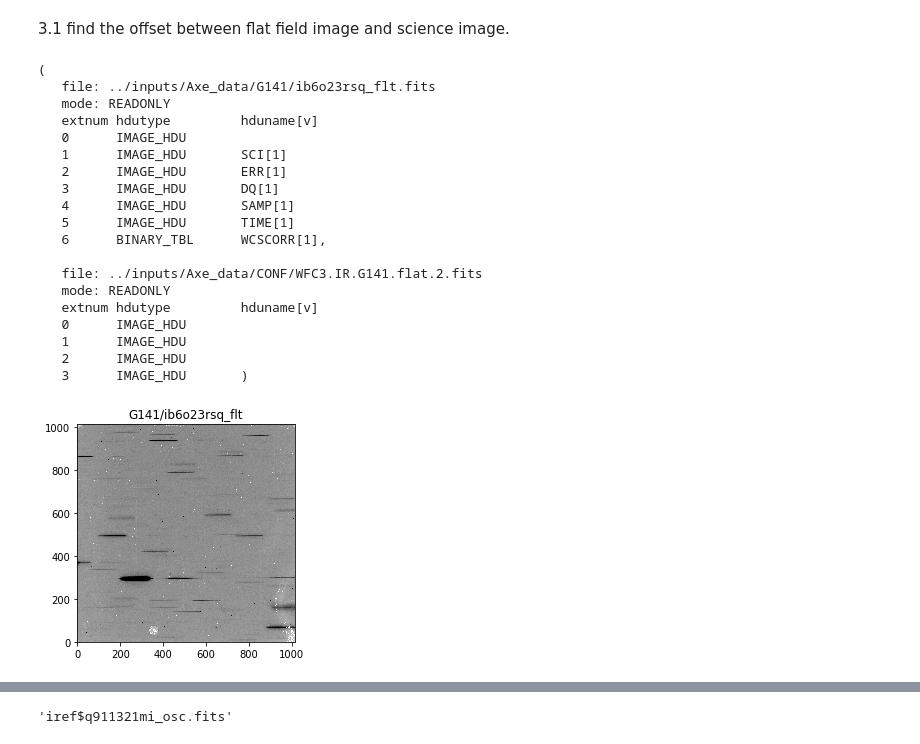
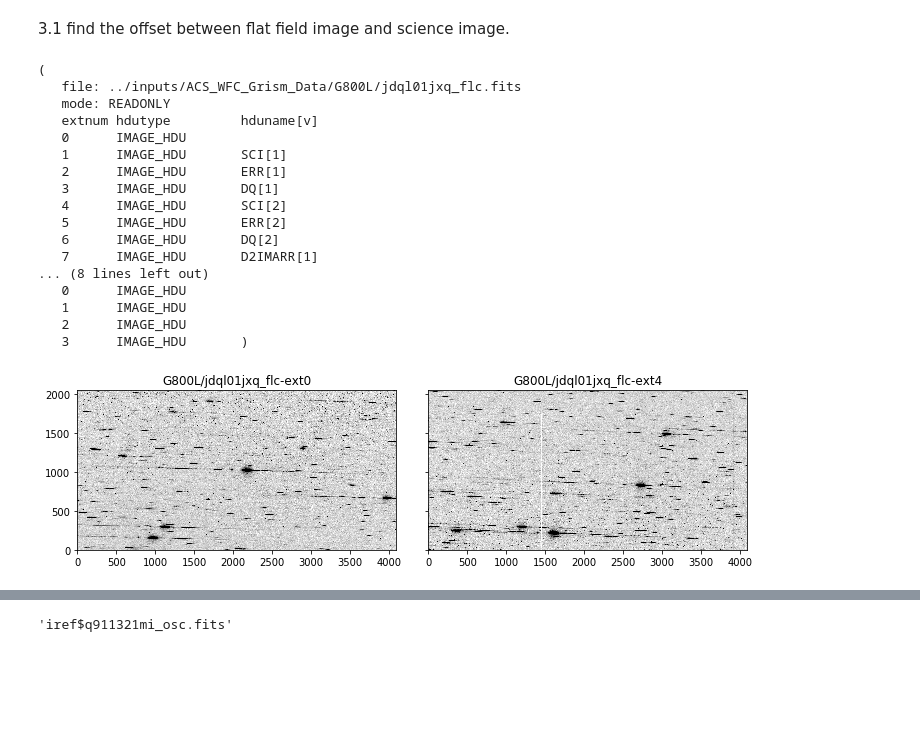
Before and after one commit to mehdirezaie/grism, a Jupyter notebook: notebooks/FlatField_ryan.ipynb, the cells around one changed output, grey strips where cells are left out. Drawn from its saved outputs; the diff is of its cells as text; code cells hidden in the pictures; blank space fills up the shorter version.

```diff
--- a/notebooks/FlatField_ryan.ipynb
+++ b/notebooks/FlatField_ryan.ipynb
@@ -69,21 +69,19 @@ flat = DataLoader('../inputs/Axe_data/CONF/WFC3.IR.G141.flat.2.fits')
 # %%
-g141, flat
+g800l, flat
 # %% [output]
 (
-   file: ../inputs/Axe_data/G141/ib6o23rsq_flt.fits
+   file: ../inputs/ACS_WFC_Grism_Data/G800L/jdql01jxq_flc.fits
    mode: READONLY
    extnum hdutype         hduname[v]
    0      IMAGE_HDU
    1      IMAGE_HDU       SCI[1]
    2      IMAGE_HDU       ERR[1]
    3      IMAGE_HDU       DQ[1]
-   4      IMAGE_HDU       SAMP[1]
-   5      IMAGE_HDU       TIME[1]
-   6      BINARY_TBL      WCSCORR[1],
-
-   file: ../inputs/Axe_data/CONF/WFC3.IR.G141.flat.2.fits
-   mode: READONLY
-   extnum hdutype         hduname[v]
+   4      IMAGE_HDU       SCI[2]
+   5      IMAGE_HDU       ERR[2]
+   6      IMAGE_HDU       DQ[2]
+   7      IMAGE_HDU       D2IMARR[1]
+... (8 lines left out)
    0      IMAGE_HDU
    1      IMAGE_HDU
    2      IMAGE_HDU
@@ -94,6 +94,9 @@ flats = [flat.read_ext(i) for i in range(4)]
-# %%
-science.imshow(vmin=0, vmax=2, title='G141/ib6o23rsq_flt')
-# %% [output]
-[figure, removed]
+# %%
+fig, ax = plt.subplots(ncols=2, figsize=(12, 4), sharey=True)
+fig.subplots_adjust(hspace=0.1, wspace=0.1)
+science1.imshow(ax[0], vmin=0, vmax=100, title='G800L/jdql01jxq_flc-ext0', hold=True)
+science2.imshow(ax[1], vmin=0, vmax=100, title='G800L/jdql01jxq_flc-ext4')
+# %% [output]
+[figure, added]
 # %%
 fig, ax = plt.subplots(ncols=2, nrows=2,
```
Also changed, not shown: parts of 3 cells of this notebook.
